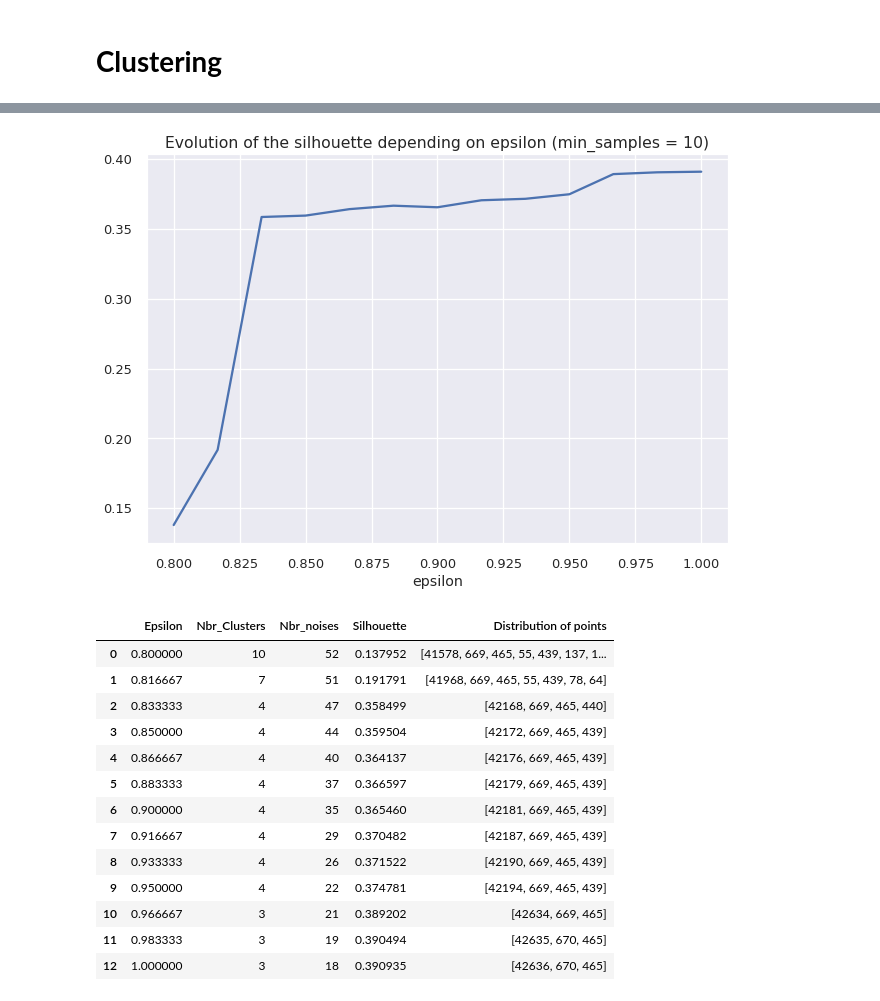
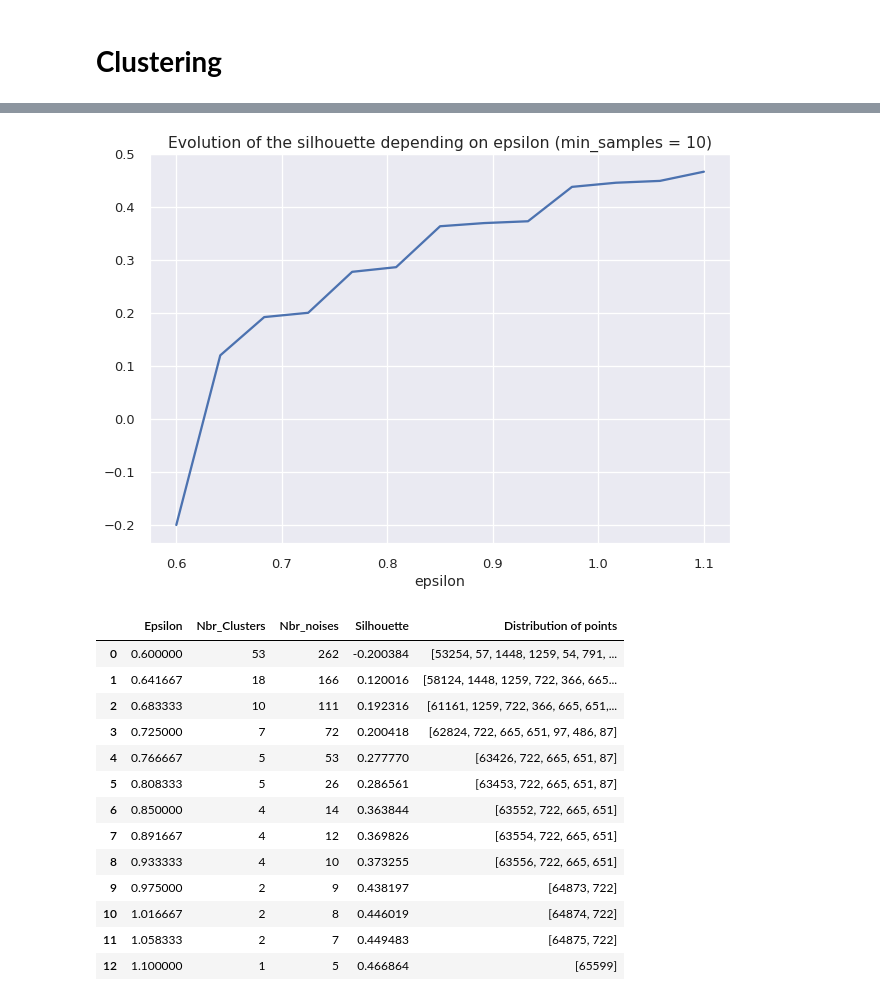
Before and after one commit to pedroafleite/instacart-market-basket-analysis, a Jupyter notebook: instacart_3_feat_eng.ipynb, the cells around one changed output, grey strips where cells are left out. Saved outputs shown, nothing was run; the diff lists cells and outputs as text; code cells hidden in the pictures.

```diff
--- a/instacart_3_feat_eng.ipynb
+++ b/instacart_3_feat_eng.ipynb
@@ -220,7 +245,7 @@ df_standard = stscaler.transform(df_customers)
 
 # Decrease eps, increase clusters. Increase eps, decrease clusters.
 
-dbsc = DBSCAN(eps=1.0, min_samples=15).fit(df_standard)
+dbsc = DBSCAN(eps=1.2, min_samples=30).fit(df_standard)
 labels = dbsc.labels_
 core_samples = np.zeros_like(labels, dtype=bool)
 core_samples[dbsc.core_sample_indices_] = True
@@ -244,0 +270,37 @@ Number of noises: 21
+# %%
+# vary the value of epsilon between 0.6 and 1.1 for min_samples = 5
+
+epsilon = np.linspace(0.6,1.1,13)
+res =  []
+noise = []
+clusters = []
+n_points_epsilon = []
+
+for k in epsilon:
+
+    dbsc = DBSCAN(eps=k, min_samples=5).fit(df_standard)
+    core_samples = np.zeros_like(dbsc.labels_, dtype=bool)
+    core_samples[dbsc.core_sample_indices_] = True
+    labels = dbsc.labels_
+    n_clusters_ = len(set(labels)) - (1 if -1 in labels else 0)
+    clusters.append(n_clusters_)
+    n_noise_ = list(labels).count(-1)
+    noise.append(n_noise_)
+    res.append(metrics.silhouette_score(df_standard,labels))
+    counts = np.bincount(labels[labels>=0])
+    n_points_epsilon.append(counts)
+
+# Dataframe with Number of clusters, Number of noises, Silhouette value, and Distribution of points
+# depending on epsilon
+
+df_dbsc5 = pd.DataFrame({'Epsilon':epsilon, 'Nbr_Clusters':clusters,
+                         'Nbr_noises':noise, 'Silhouette':res,
+                         'Distribution of points': n_points_epsilon})
+
+#graph showing the evolution of the silhouette depending on epsilon (min_samples = 5)
+
+plt.title("Evolution of the silhouette depending on epsilon (min_samples = 5)")
+plt.xlabel("epsilon")
+plt.plot(epsilon,res)
+plt.show()
+df_dbsc5.head(13)
@@ -245,7 +323,7 @@ Number of noises: 21
 # %%
-# vary the value of epsilon between 0.8 and 1.0 for min_samples = 10
+# vary the value of epsilon between 0.6 and 1.1 for min_samples = 10
 
-epsilon = np.linspace(0.8,1.0,13)
+epsilon = np.linspace(0.6,1.1,13)
 res =  []
 noise = []
 clusters = []
@@ -253,46 +331,46 @@ n_points_epsilon = []
 
 for k in epsilon:
 
     dbsc = DBSCAN(eps=k, min_samples=10).fit(df_standard)
     core_samples = np.zeros_like(dbsc.labels_, dtype=bool)
     core_samples[dbsc.core_sample_indices_] = True
     labels = dbsc.labels_
     n_clusters_ = len(set(labels)) - (1 if -1 in labels else 0)
     clusters.append(n_clusters_)
     n_noise_ = list(labels).count(-1)
     noise.append(n_noise_)
     res.append(metrics.silhouette_score(df_standard,labels))
     counts = np.bincount(labels[labels>=0])
     n_points_epsilon.append(counts)
 
 # Dataframe with Number of clusters, Number of noises, Silhouette value, and Distribution of points
 # depending on epsilon
 
 df_dbsc5 = pd.DataFrame({'Epsilon':epsilon, 'Nbr_Clusters':clusters,
                          'Nbr_noises':noise, 'Silhouette':res,
                          'Distribution of points': n_points_epsilon})
 
 #graph showing the evolution of the silhouette depending on epsilon (min_samples = 10)
 
 plt.title("Evolution of the silhouette depending on epsilon (min_samples = 10)")
 plt.xlabel("epsilon")
 plt.plot(epsilon,res)
 plt.show()
 df_dbsc5.head(13)
 # %% [output]
-[figure, old version]
+[figure, new version]
 |  | Epsilon | Nbr_Clusters | Nbr_noises | Silhouette | Distribution of points |
-| 0 | 0.800000 | 10 | 52 | 0.137952 | [41578, 669, 465, 55, 439, 137, 1... |
-| 1 | 0.816667 | 7 | 51 | 0.191791 | [41968, 669, 465, 55, 439, 78, 64] |
-| 2 | 0.833333 | 4 | 47 | 0.358499 | [42168, 669, 465, 440] |
-| 3 | 0.850000 | 4 | 44 | 0.359504 | [42172, 669, 465, 439] |
-| 4 | 0.866667 | 4 | 40 | 0.364137 | [42176, 669, 465, 439] |
-| 5 | 0.883333 | 4 | 37 | 0.366597 | [42179, 669, 465, 439] |
-| 6 | 0.900000 | 4 | 35 | 0.365460 | [42181, 669, 465, 439] |
-| 7 | 0.916667 | 4 | 29 | 0.370482 | [42187, 669, 465, 439] |
-| 8 | 0.933333 | 4 | 26 | 0.371522 | [42190, 669, 465, 439] |
-| 9 | 0.950000 | 4 | 22 | 0.374781 | [42194, 669, 465, 439] |
-| 10 | 0.966667 | 3 | 21 | 0.389202 | [42634, 669, 465] |
-| 11 | 0.983333 | 3 | 19 | 0.390494 | [42635, 670, 465] |
-| 12 | 1.000000 | 3 | 18 | 0.390935 | [42636, 670, 465] |
+| 0 | 0.600000 | 53 | 262 | -0.200384 | [53254, 57, 1448, 1259, 54, 791, ... |
+| 1 | 0.641667 | 18 | 166 | 0.120016 | [58124, 1448, 1259, 722, 366, 665... |
+| 2 | 0.683333 | 10 | 111 | 0.192316 | [61161, 1259, 722, 366, 665, 651,... |
+| 3 | 0.725000 | 7 | 72 | 0.200418 | [62824, 722, 665, 651, 97, 486, 87] |
+| 4 | 0.766667 | 5 | 53 | 0.277770 | [63426, 722, 665, 651, 87] |
+| 5 | 0.808333 | 5 | 26 | 0.286561 | [63453, 722, 665, 651, 87] |
+| 6 | 0.850000 | 4 | 14 | 0.363844 | [63552, 722, 665, 651] |
+| 7 | 0.891667 | 4 | 12 | 0.369826 | [63554, 722, 665, 651] |
+| 8 | 0.933333 | 4 | 10 | 0.373255 | [63556, 722, 665, 651] |
+| 9 | 0.975000 | 2 | 9 | 0.438197 | [64873, 722] |
+| 10 | 1.016667 | 2 | 8 | 0.446019 | [64874, 722] |
+| 11 | 1.058333 | 2 | 7 | 0.449483 | [64875, 722] |
+| 12 | 1.100000 | 1 | 5 | 0.466864 | [65599] |
 # %%
```
Also changed, not shown: parts of 44 cells of this notebook.
